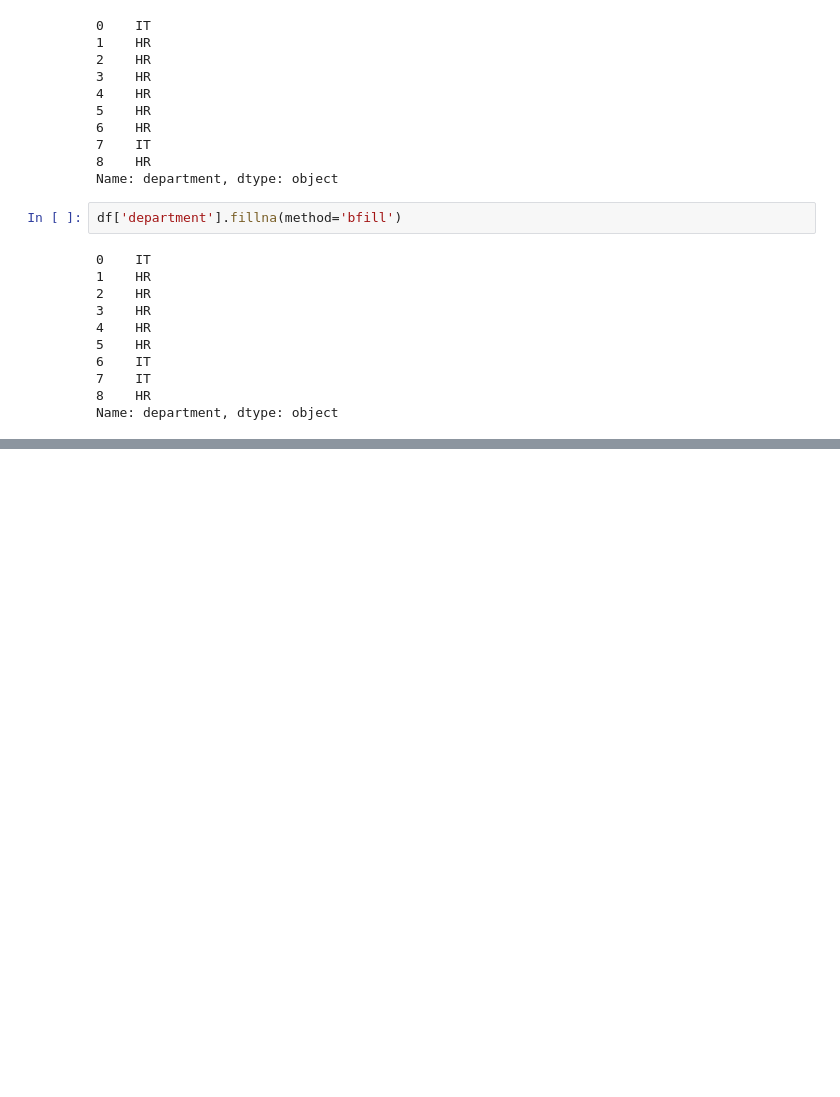
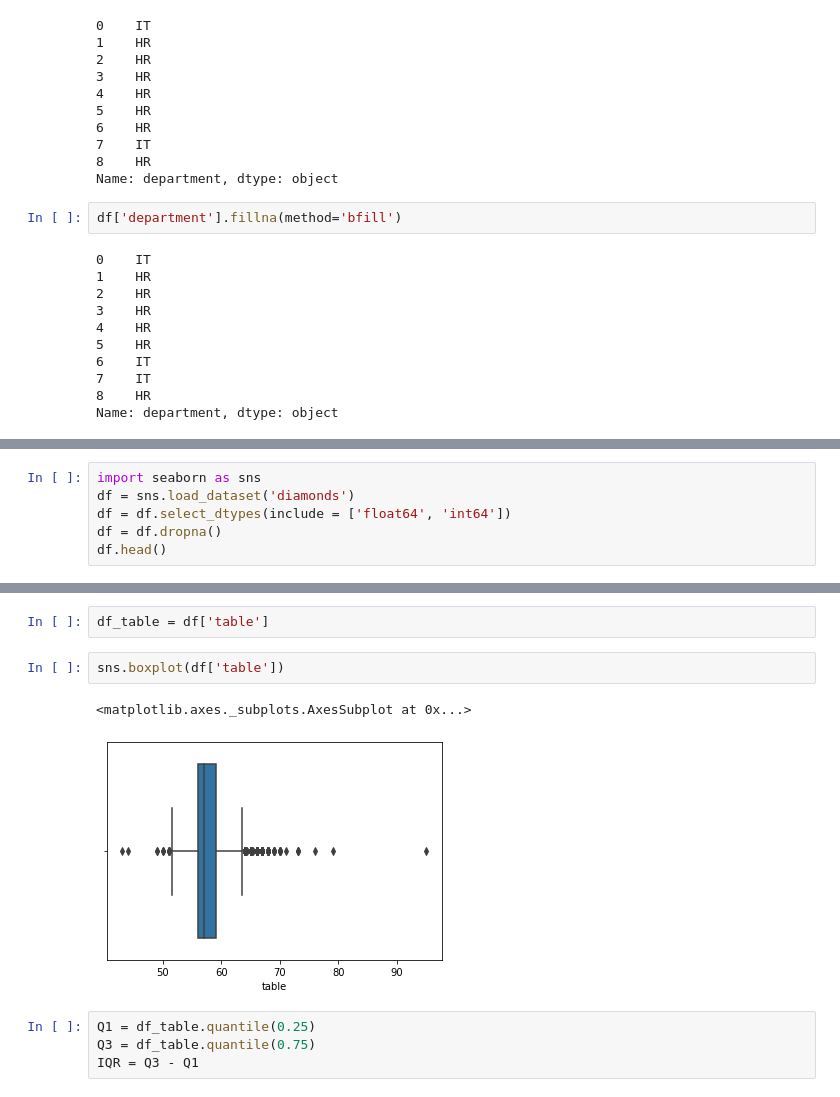
Before and after one commit to maydinn/python_lessons_notes, a Jupyter notebook: pandas.ipynb, the cells around one changed output, grey strips where cells are left out. Drawn from its saved outputs; the diff is of its cells as text; blank space fills up the shorter version.

```diff
--- a/pandas.ipynb
+++ b/pandas.ipynb
@@ -2001,0 +2416,6 @@ Name: department, dtype: object
+# %%
+import seaborn as sns
+df = sns.load_dataset('diamonds')
+df = df.select_dtypes(include = ['float64', 'int64'])
+df = df.dropna()
+df.head()
@@ -2001,0 +2429,11 @@ Name: department, dtype: object
+# %%
+df_table = df['table']
+# %%
+sns.boxplot(df['table'])
+# %% [output]
+<matplotlib.axes._subplots.AxesSubplot at 0x...>
+[figure, added]
+# %%
+Q1 = df_table.quantile(0.25)
+Q3 = df_table.quantile(0.75)
+IQR = Q3 - Q1
```
Also changed, not shown: parts of 64 cells of this notebook, 10 other files.
